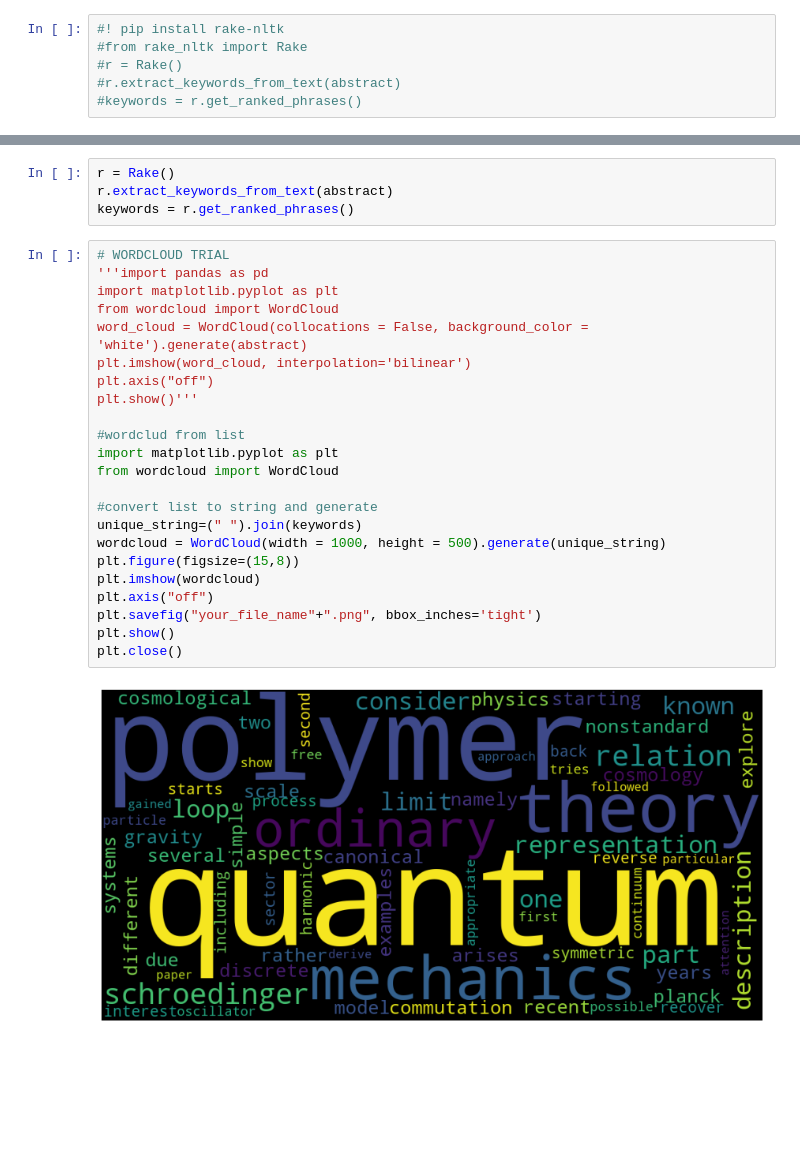
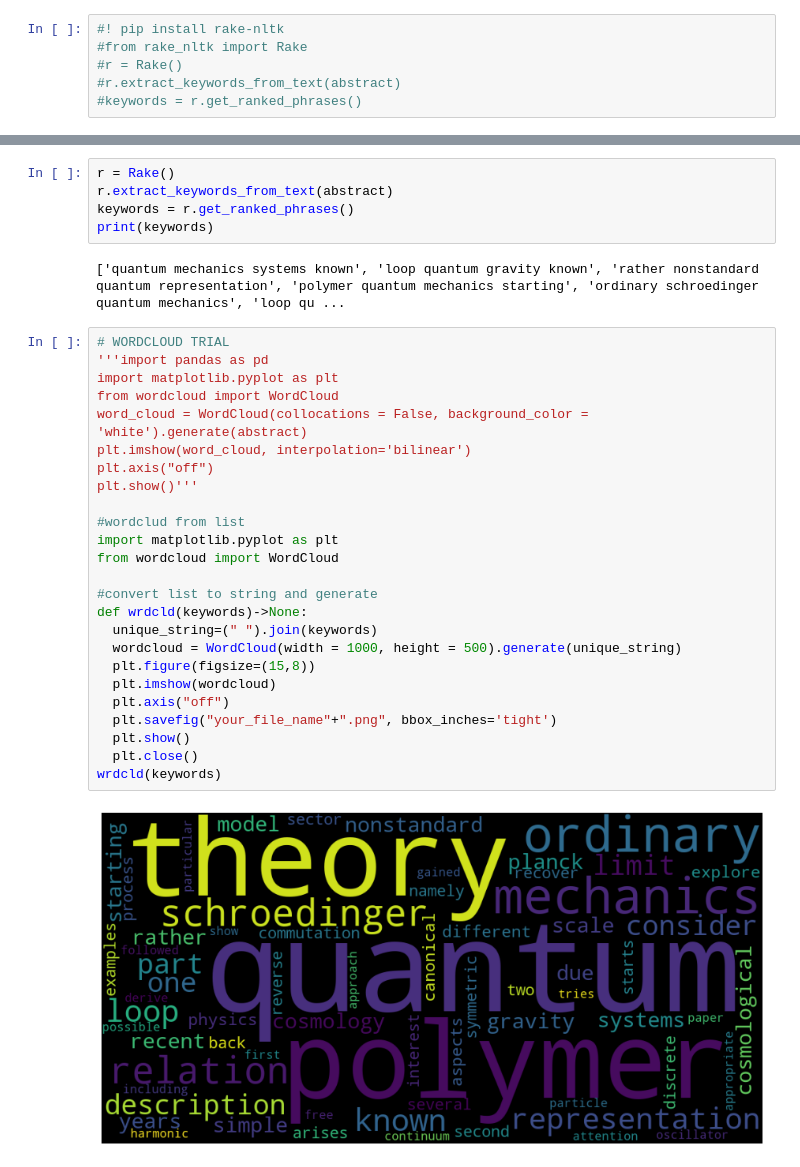
Before and after one commit to ananya2712/Research-Paper-Impact-Analysis, a Jupyter notebook: Impact_Analysis.ipynb, the cells around one changed output, grey strips where cells are left out. Saved outputs shown, nothing was run; the diff lists cells and outputs as text; blank space fills up the shorter version.

```diff
--- a/Impact_Analysis.ipynb
+++ b/Impact_Analysis.ipynb
@@ -492,28 +500,33 @@ class Rake:
 r = Rake()
 r.extract_keywords_from_text(abstract)
 keywords = r.get_ranked_phrases()
+print(keywords)
+# %% [output]
+['quantum mechanics systems known', 'loop quantum gravity known', 'rather nonstandard quantum representation', 'polymer quantum mechanics starting', 'ordinary schroedinger quantum mechanics', 'loop qu ...
 # %%
 # WORDCLOUD TRIAL
 '''import pandas as pd
 import matplotlib.pyplot as plt
 from wordcloud import WordCloud
 word_cloud = WordCloud(collocations = False, background_color = 'white').generate(abstract)
 plt.imshow(word_cloud, interpolation='bilinear')
 plt.axis("off")
 plt.show()'''
 
 #wordclud from list
 import matplotlib.pyplot as plt
 from wordcloud import WordCloud
 
 #convert list to string and generate
-unique_string=(" ").join(keywords)
-wordcloud = WordCloud(width = 1000, height = 500).generate(unique_string)
-plt.figure(figsize=(15,8))
-plt.imshow(wordcloud)
-plt.axis("off")
-plt.savefig("your_file_name"+".png", bbox_inches='tight')
-plt.show()
-plt.close()
+def wrdcld(keywords)->None:
+  unique_string=(" ").join(keywords)
+  wordcloud = WordCloud(width = 1000, height = 500).generate(unique_string)
+  plt.figure(figsize=(15,8))
+  plt.imshow(wordcloud)
+  plt.axis("off")
+  plt.savefig("your_file_name"+".png", bbox_inches='tight')
+  plt.show()
+  plt.close()
+wrdcld(keywords)
 # %% [output]
-[figure, old version]
+[figure, new version]
```
Also changed, not shown: parts of 10 cells of this notebook.
